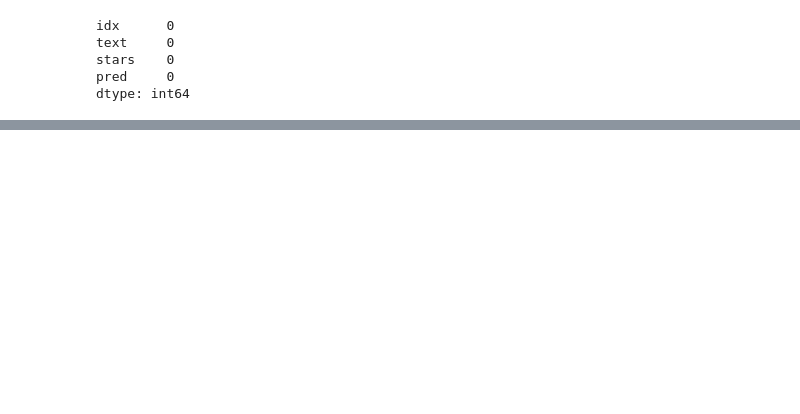
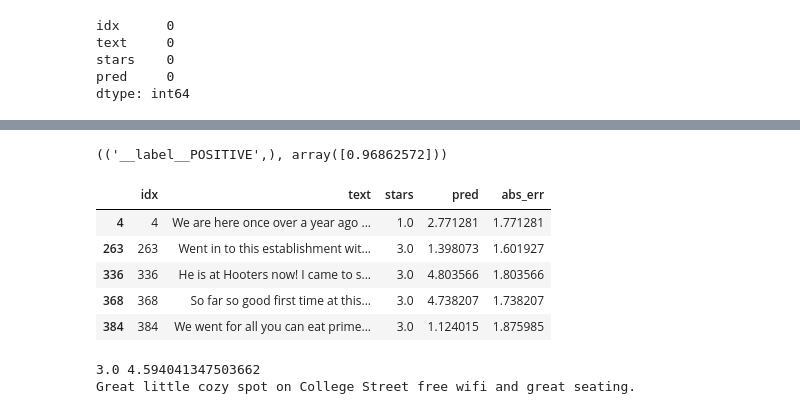
Before and after one commit to BloomTech-Labs/Yelp-ds, a Jupyter notebook: sentiment/final_evaluation/instpect.ipynb, the cells around one changed output, grey strips where cells are left out. Drawn from its saved outputs; the diff is of its cells as text; code cells hidden in the pictures; blank space fills up the shorter version.

```diff
--- a/sentiment/final_evaluation/instpect.ipynb
+++ b/sentiment/final_evaluation/instpect.ipynb
@@ -509,0 +581,20 @@ top_top_losses.sort_values("abs_err", ascending=False).head()
+# %%
+model_ft.predict("this place isn’t good, i recommend going to Bob’s business instead. That place is the best!")
+# %% [output]
+(('__label__POSITIVE',), array([0.96862572]))
+# %%
+top_losses.head()
+# %% [output]
+|  | idx | text | stars | pred | abs_err |
+| 4 | 4 | We are here once over a year ago ... | 1.0 | 2.771281 | 1.771281 |
+| 263 | 263 | Went in to this establishment wit... | 3.0 | 1.398073 | 1.601927 |
+| 336 | 336 | He is at Hooters now! I came to s... | 3.0 | 4.803566 | 1.803566 |
+| 368 | 368 | So far so good first time at this... | 3.0 | 4.738207 | 1.738207 |
+| 384 | 384 | We went for all you can eat prime... | 3.0 | 1.124015 | 1.875985 |
+# %%
+sample = top_losses.sample(1).iloc[0]
+print(sample['stars'], sample['pred'])
+print(sample['text'])
+# %% [output]
+3.0 4.594041347503662
+Great little cozy spot on College Street free wifi and great seating.
```
Also changed, not shown: parts of 46 cells of this notebook, 2 other files.
